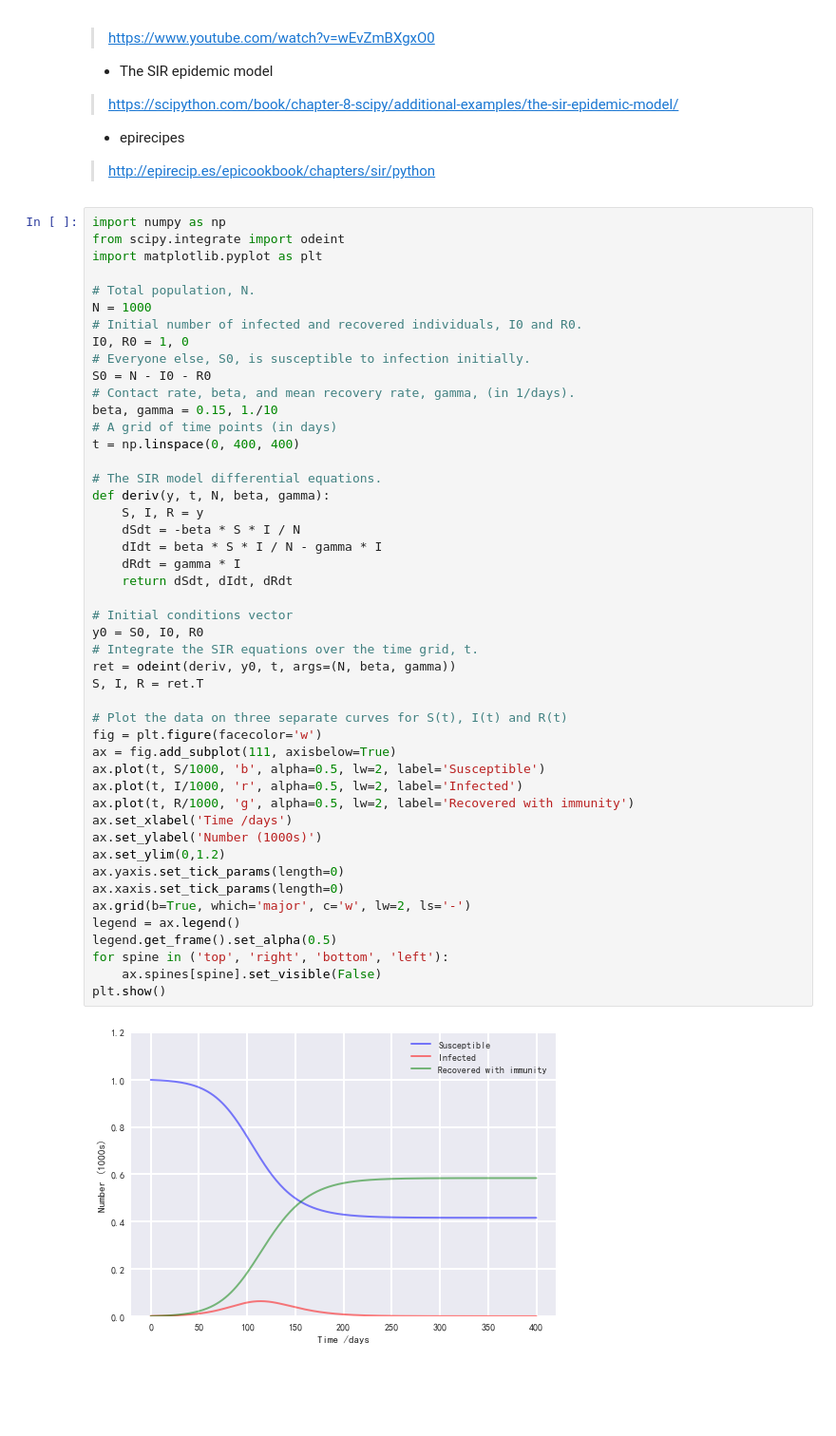
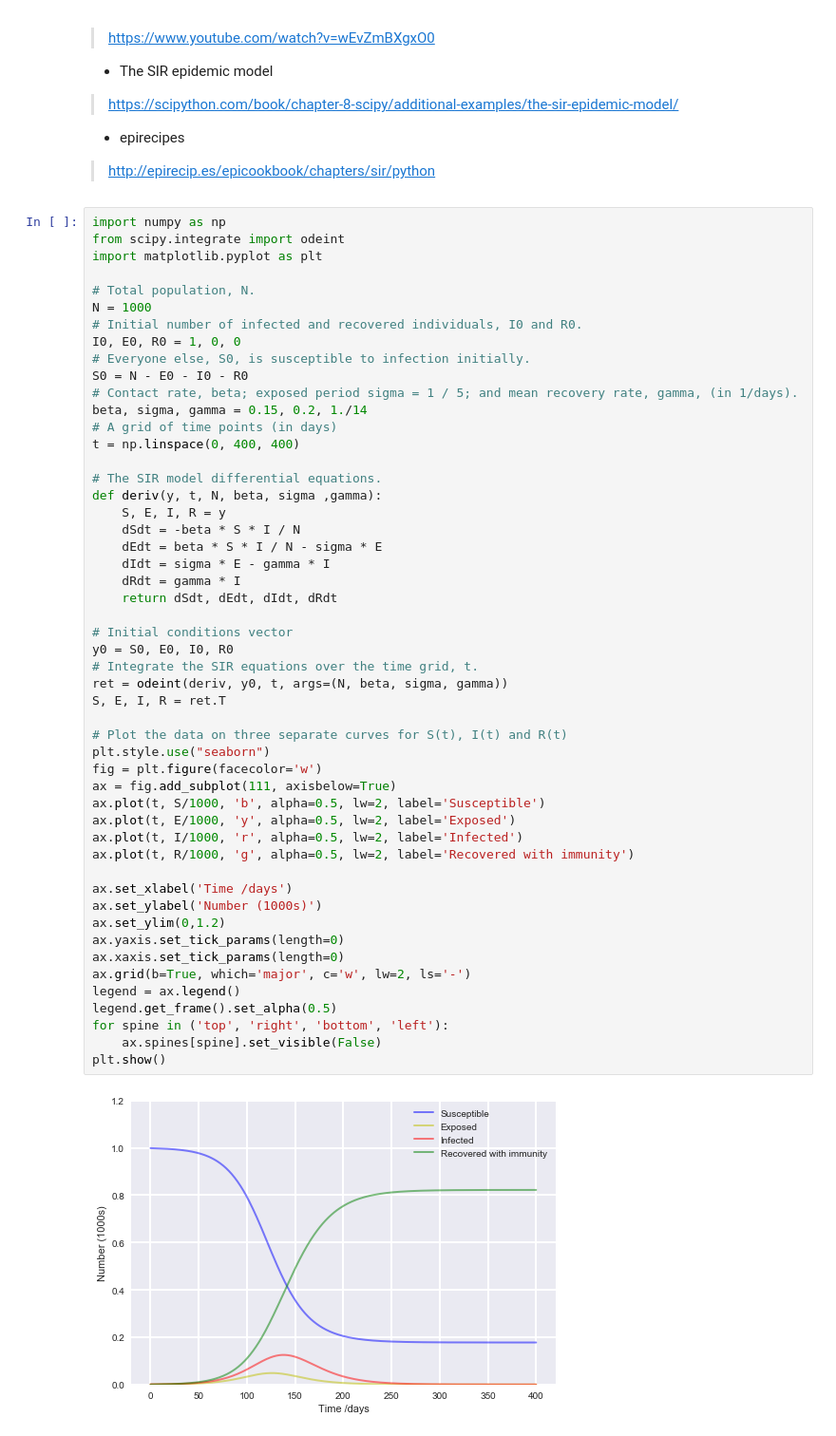
Before and after one commit to Wentworthliu123/Wuhan_forecast, a Jupyter notebook: forecast.ipynb, the cells around one changed output. Shown at 95% size. Saved outputs shown, nothing was run; the diff lists cells and outputs as text; blank space fills up the shorter version.

```diff
--- a/forecast.ipynb
+++ b/forecast.ipynb
@@ -486,44 +369,48 @@ import matplotlib.pyplot as plt
 # Total population, N.
 N = 1000
 # Initial number of infected and recovered individuals, I0 and R0.
-I0, R0 = 1, 0
+I0, E0, R0 = 1, 0, 0
 # Everyone else, S0, is susceptible to infection initially.
-S0 = N - I0 - R0
-# Contact rate, beta, and mean recovery rate, gamma, (in 1/days).
-beta, gamma = 0.15, 1./10
+S0 = N - E0 - I0 - R0
+# Contact rate, beta; exposed period sigma = 1 / 5; and mean recovery rate, gamma, (in 1/days).
+beta, sigma, gamma = 0.15, 0.2, 1./14
 # A grid of time points (in days)
 t = np.linspace(0, 400, 400)
 
 # The SIR model differential equations.
-def deriv(y, t, N, beta, gamma):
-    S, I, R = y
+def deriv(y, t, N, beta, sigma ,gamma):
+    S, E, I, R = y
     dSdt = -beta * S * I / N
-    dIdt = beta * S * I / N - gamma * I
+    dEdt = beta * S * I / N - sigma * E
+    dIdt = sigma * E - gamma * I
     dRdt = gamma * I
-    return dSdt, dIdt, dRdt
+    return dSdt, dEdt, dIdt, dRdt
 
 # Initial conditions vector
-y0 = S0, I0, R0
+y0 = S0, E0, I0, R0
 # Integrate the SIR equations over the time grid, t.
-ret = odeint(deriv, y0, t, args=(N, beta, gamma))
-S, I, R = ret.T
+ret = odeint(deriv, y0, t, args=(N, beta, sigma, gamma))
+S, E, I, R = ret.T
 
 # Plot the data on three separate curves for S(t), I(t) and R(t)
+plt.style.use("seaborn")
 fig = plt.figure(facecolor='w')
 ax = fig.add_subplot(111, axisbelow=True)
 ax.plot(t, S/1000, 'b', alpha=0.5, lw=2, label='Susceptible')
+ax.plot(t, E/1000, 'y', alpha=0.5, lw=2, label='Exposed')
 ax.plot(t, I/1000, 'r', alpha=0.5, lw=2, label='Infected')
 ax.plot(t, R/1000, 'g', alpha=0.5, lw=2, label='Recovered with immunity')
+
 ax.set_xlabel('Time /days')
 ax.set_ylabel('Number (1000s)')
 ax.set_ylim(0,1.2)
 ax.yaxis.set_tick_params(length=0)
 ax.xaxis.set_tick_params(length=0)
 ax.grid(b=True, which='major', c='w', lw=2, ls='-')
 legend = ax.legend()
 legend.get_frame().set_alpha(0.5)
 for spine in ('top', 'right', 'bottom', 'left'):
     ax.spines[spine].set_visible(False)
 plt.show()
 # %% [output]
-[figure, old version]
+[figure, new version]
```
Also changed, not shown: parts of 19 cells of this notebook, 2 other files.
